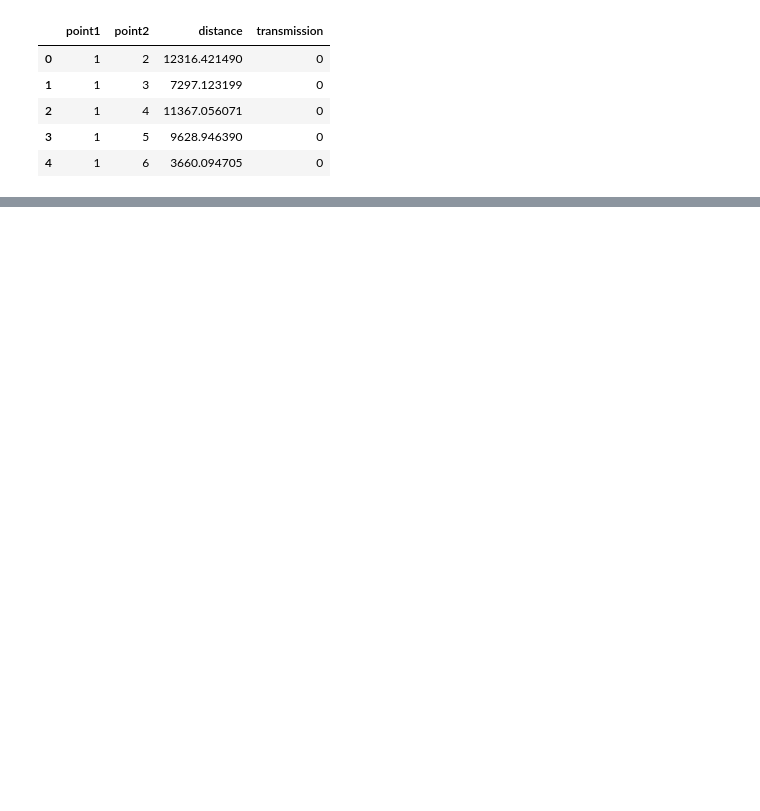
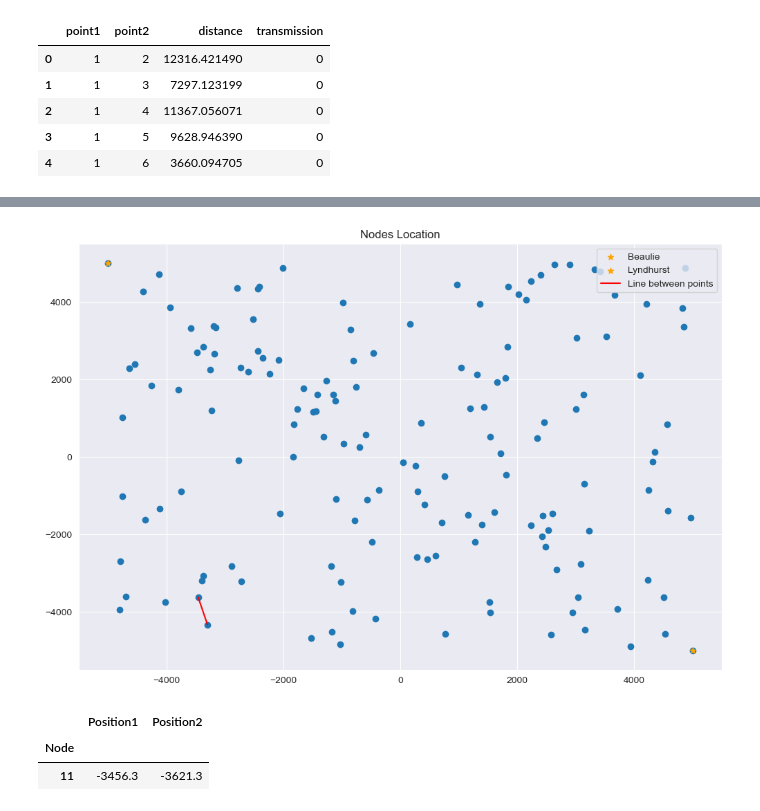
Before and after one commit to gerryfrank10/optimisation-and-algorithms, a Jupyter notebook: assesment/solution.ipynb, the cells around one changed output, grey strips where cells are left out. Saved outputs shown, nothing was run; the diff lists cells and outputs as text; code cells hidden in the pictures; blank space fills up the shorter version.

```diff
--- a/assesment/solution.ipynb
+++ b/assesment/solution.ipynb
@@ -131,0 +148,28 @@ Name: count, dtype: int64
+# %%
+def plot_points(df, points):
+    coordinate_x = df['Position1']
+    coordinate_y = df['Position2']
+
+    # Input Beaulieu and Lyndhurst coordinates
+    beaulie_coordinate = (5000, -5000)
+    lyndhurst_coordinate = (-5000, 5000)
+
+    plt.figure(figsize = (12, 8))
+    plt.title('Nodes Location')
+    plt.scatter(coordinate_x, coordinate_y)
+    plt.scatter(beaulie_coordinate[0], beaulie_coordinate[1], label='Beaulie', color='orange', marker='*')
+    plt.scatter(lyndhurst_coordinate[0], lyndhurst_coordinate[1], label='Lyndhurst', color='orange', marker='*')
+    for i in range(len(points) -1):
+        plt.plot([points[i][0], points[i + 1][0]], [points[i][1], points[i + 1][1]], 'r-', label="Line between points" if i == 0 else "")
+    plt.legend(loc='upper right')
+    plt.show()
+# %%
+plot_points(position_data, [(-3295.7, -4330.5), (-3456.3, -3621.3)])
+# %% [output]
+[figure, added]
+# %%
+position_data[position_data.index == 11]
+# %% [output]
+|  | Position1 | Position2 |
+| Node |  |  |
+| 11 | -3456.3 | -3621.3 |
```
Also changed, not shown: parts of 25 cells of this notebook.
